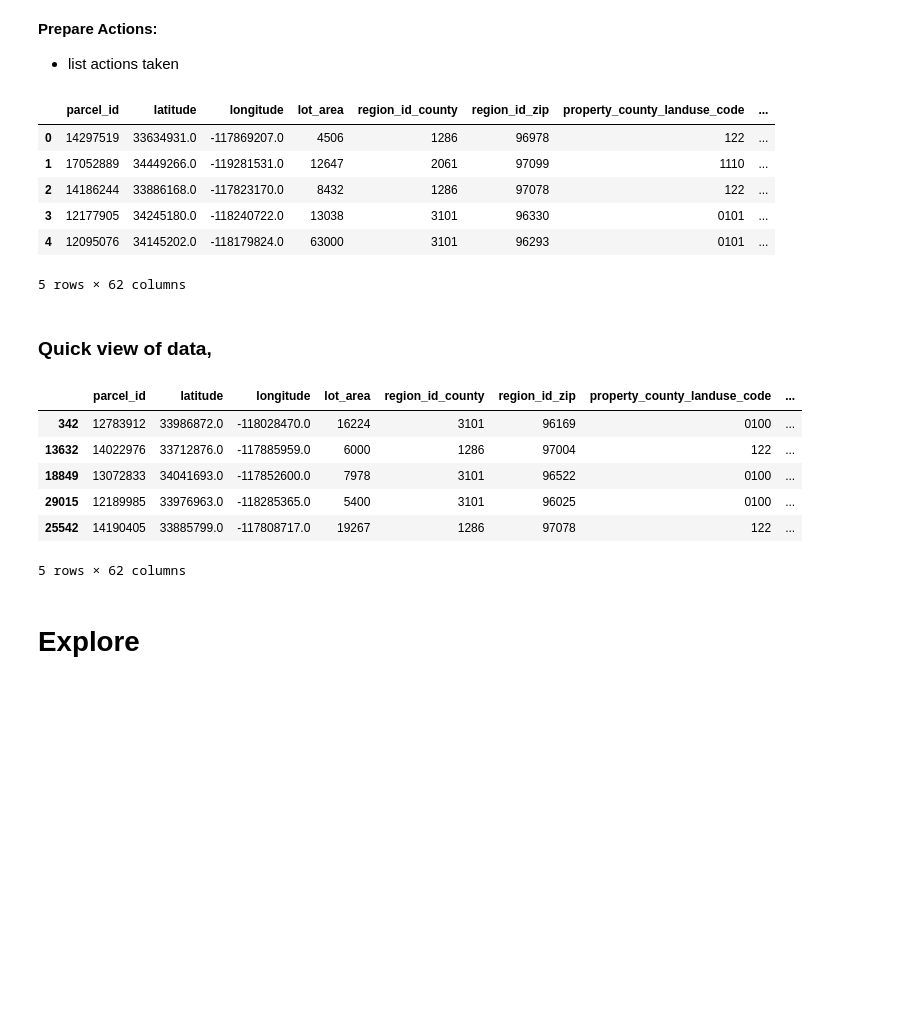
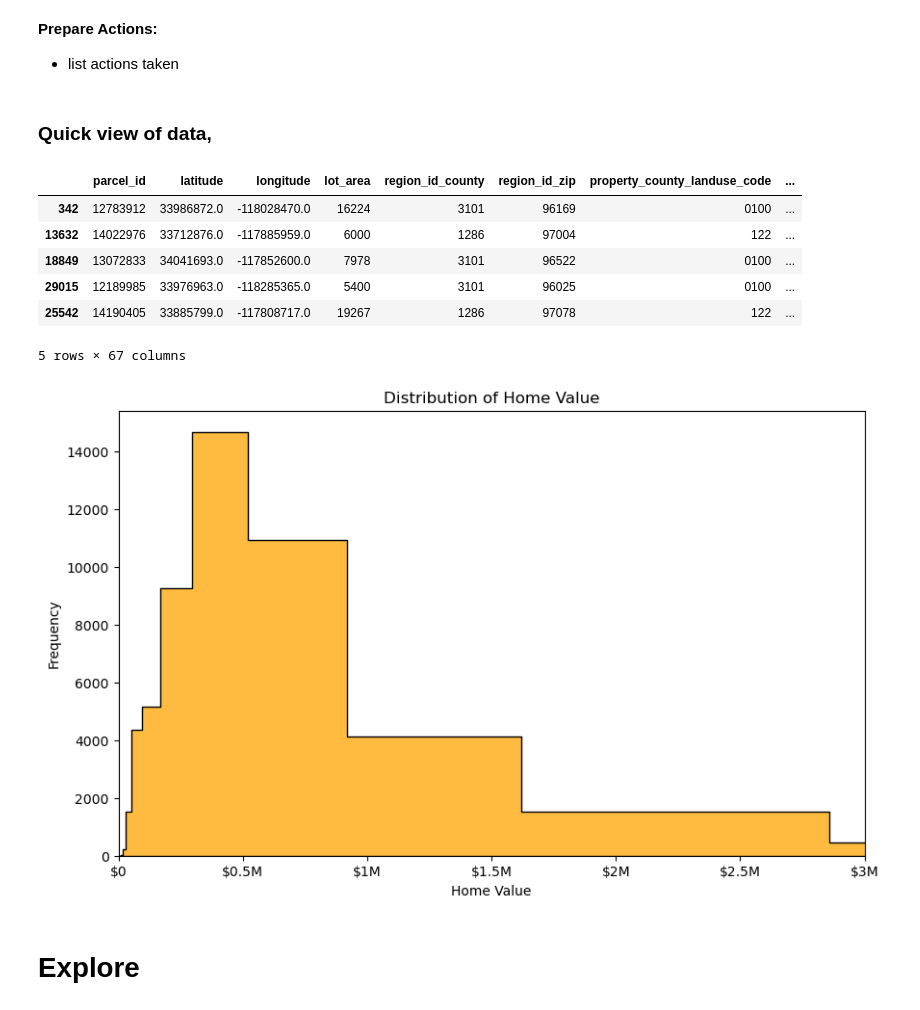
Before and after one commit to Marc-Aradillas/zillow_project, a Jupyter notebook: mvp-2.ipynb, the cells around one changed output. Drawn from its saved outputs; the diff is of its cells as text; code cells hidden in the pictures; blank space fills up the shorter version.

```diff
--- a/mvp-2.ipynb
+++ b/mvp-2.ipynb
@@ -53,10 +31,0 @@ df = wrangle_zillow_2()
-# %%
-df.head()
-# %% [output]
-|  | parcel_id | latitude | longitude | lot_area | region_id_county | region_id_zip | property_county_landuse_code | ... |
-| 0 | 14297519 | 33634931.0 | -117869207.0 | 4506 | 1286 | 96978 | 122 | ... |
-| 1 | 17052889 | 34449266.0 | -119281531.0 | 12647 | 2061 | 97099 | 1110 | ... |
-| 2 | 14186244 | 33886168.0 | -117823170.0 | 8432 | 1286 | 97078 | 122 | ... |
-| 3 | 12177905 | 34245180.0 | -118240722.0 | 13038 | 3101 | 96330 | 0101 | ... |
-| 4 | 12095076 | 34145202.0 | -118179824.0 | 63000 | 3101 | 96293 | 0101 | ... |
-5 rows × 62 columns
@@ -65,3 +32,7 @@ train, val, test = train_val_test(df)
+# %%
+# Data Wrangle and Split function
+df = wrangle_zillow()
+train, val, test = train_val_test(df)
 # %% [markdown]
 ### Quick view of data,
 # %%
@@ -74,6 +45,10 @@ train.head()
 | 18849 | 13072833 | 34041693.0 | -117852600.0 | 7978 | 3101 | 96522 | 0100 | ... |
 | 29015 | 12189985 | 33976963.0 | -118285365.0 | 5400 | 3101 | 96025 | 0100 | ... |
 | 25542 | 14190405 | 33885799.0 | -117808717.0 | 19267 | 1286 | 97078 | 122 | ... |
-5 rows × 62 columns
+5 rows × 67 columns
+# %%
+dist_of_data(df, 'home_value')
+# %% [output]
+[figure, added]
 # %% [markdown]
 # Explore
```
Also changed, not shown: parts of 64 cells of this notebook, 6 other files.
